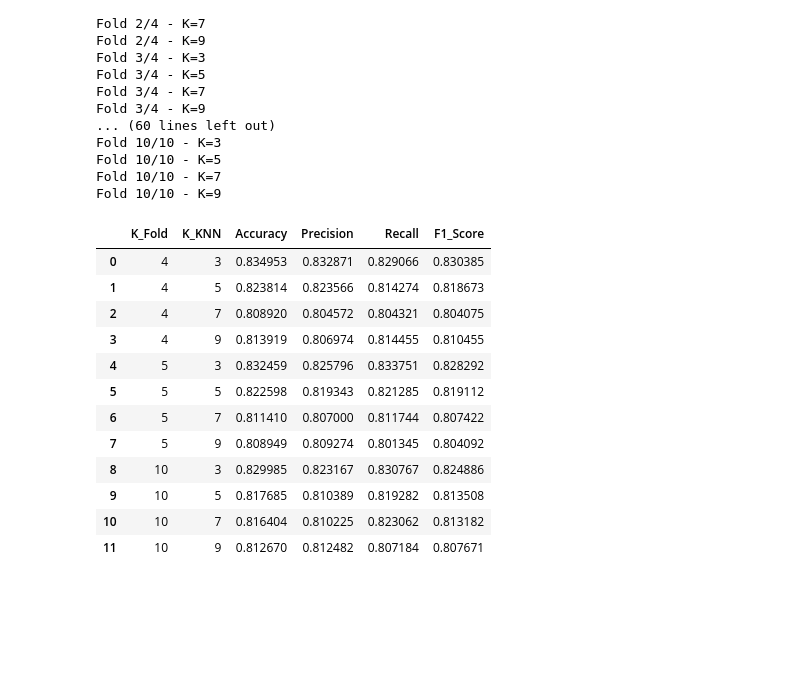
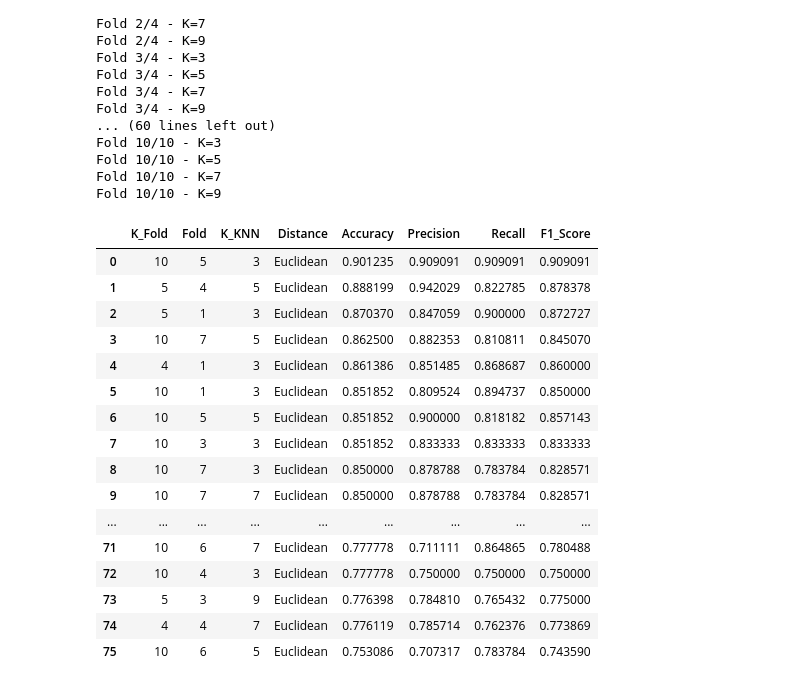
Before and after one commit to FajarRAP/januar-thesis-data-processing, a Jupyter notebook: app.ipynb, the cells around one changed output. Drawn from its saved outputs; the diff is of its cells as text; code cells hidden in the pictures; blank space fills up the shorter version.

```diff
--- a/app.ipynb
+++ b/app.ipynb
@@ -516,24 +516,26 @@ Fold 10/10 - K=5
 Fold 10/10 - K=7
 Fold 10/10 - K=9
 # %%
-# Convert list of dicts tadi ke Pandas DataFrame
+# Tanpa grouping, langsung convert list of dicts ke Pandas DataFrame
+pd.set_option('display.max_rows', None)
 df_results = pd.DataFrame(results_storage)
-df_results
-
-# HITUNG RATA-RATA dari semua fold berdasarkan nilai K dan tipe jaraknya
-df_avg = df_results.groupby(['K_Fold', 'K_KNN'])[['Accuracy', 'Precision', 'Recall', 'F1_Score']].mean().reset_index()
-df_avg
+sorted_df_results = df_results.sort_values(by='Accuracy', ascending=False, ignore_index=True)
+sorted_df_results
 # %% [output]
-|  | K_Fold | K_KNN | Accuracy | Precision | Recall | F1_Score |
-| 0 | 4 | 3 | 0.834953 | 0.832871 | 0.829066 | 0.830385 |
-| 1 | 4 | 5 | 0.823814 | 0.823566 | 0.814274 | 0.818673 |
-| 2 | 4 | 7 | 0.808920 | 0.804572 | 0.804321 | 0.804075 |
-| 3 | 4 | 9 | 0.813919 | 0.806974 | 0.814455 | 0.810455 |
-| 4 | 5 | 3 | 0.832459 | 0.825796 | 0.833751 | 0.828292 |
-| 5 | 5 | 5 | 0.822598 | 0.819343 | 0.821285 | 0.819112 |
-| 6 | 5 | 7 | 0.811410 | 0.807000 | 0.811744 | 0.807422 |
-| 7 | 5 | 9 | 0.808949 | 0.809274 | 0.801345 | 0.804092 |
-| 8 | 10 | 3 | 0.829985 | 0.823167 | 0.830767 | 0.824886 |
-| 9 | 10 | 5 | 0.817685 | 0.810389 | 0.819282 | 0.813508 |
-| 10 | 10 | 7 | 0.816404 | 0.810225 | 0.823062 | 0.813182 |
-| 11 | 10 | 9 | 0.812670 | 0.812482 | 0.807184 | 0.807671 |
+|  | K_Fold | Fold | K_KNN | Distance | Accuracy | Precision | Recall | F1_Score |
+| 0 | 10 | 5 | 3 | Euclidean | 0.901235 | 0.909091 | 0.909091 | 0.909091 |
+| 1 | 5 | 4 | 5 | Euclidean | 0.888199 | 0.942029 | 0.822785 | 0.878378 |
+| 2 | 5 | 1 | 3 | Euclidean | 0.870370 | 0.847059 | 0.900000 | 0.872727 |
+| 3 | 10 | 7 | 5 | Euclidean | 0.862500 | 0.882353 | 0.810811 | 0.845070 |
+| 4 | 4 | 1 | 3 | Euclidean | 0.861386 | 0.851485 | 0.868687 | 0.860000 |
+| 5 | 10 | 1 | 3 | Euclidean | 0.851852 | 0.809524 | 0.894737 | 0.850000 |
+| 6 | 10 | 5 | 5 | Euclidean | 0.851852 | 0.900000 | 0.818182 | 0.857143 |
+| 7 | 10 | 3 | 3 | Euclidean | 0.851852 | 0.833333 | 0.833333 | 0.833333 |
+| 8 | 10 | 7 | 3 | Euclidean | 0.850000 | 0.878788 | 0.783784 | 0.828571 |
+| 9 | 10 | 7 | 7 | Euclidean | 0.850000 | 0.878788 | 0.783784 | 0.828571 |
+| ... | ... | ... | ... | ... | ... | ... | ... | ... |
+| 71 | 10 | 6 | 7 | Euclidean | 0.777778 | 0.711111 | 0.864865 | 0.780488 |
+| 72 | 10 | 4 | 3 | Euclidean | 0.777778 | 0.750000 | 0.750000 | 0.750000 |
+| 73 | 5 | 3 | 9 | Euclidean | 0.776398 | 0.784810 | 0.765432 | 0.775000 |
+| 74 | 4 | 4 | 7 | Euclidean | 0.776119 | 0.785714 | 0.762376 | 0.773869 |
+| 75 | 10 | 6 | 5 | Euclidean | 0.753086 | 0.707317 | 0.783784 | 0.743590 |
```
Also changed, not shown: parts of 3 cells of this notebook.
